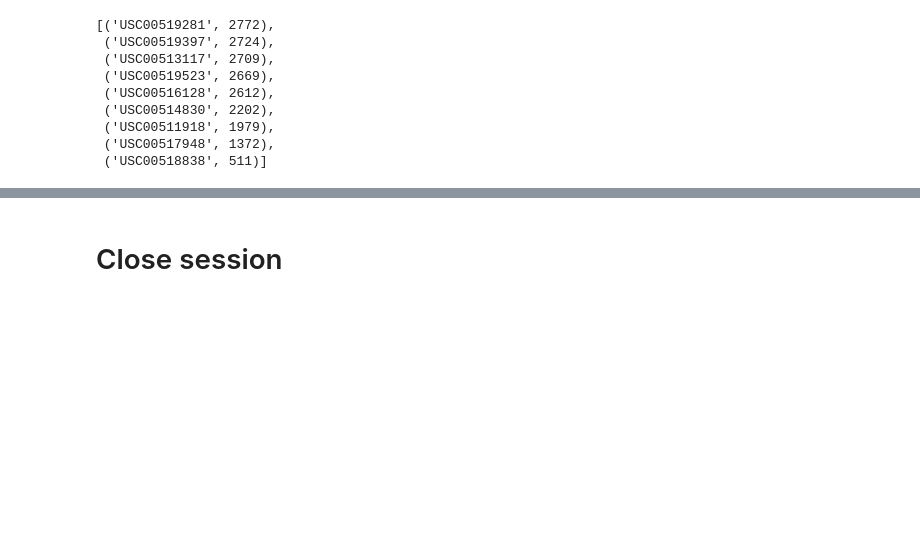
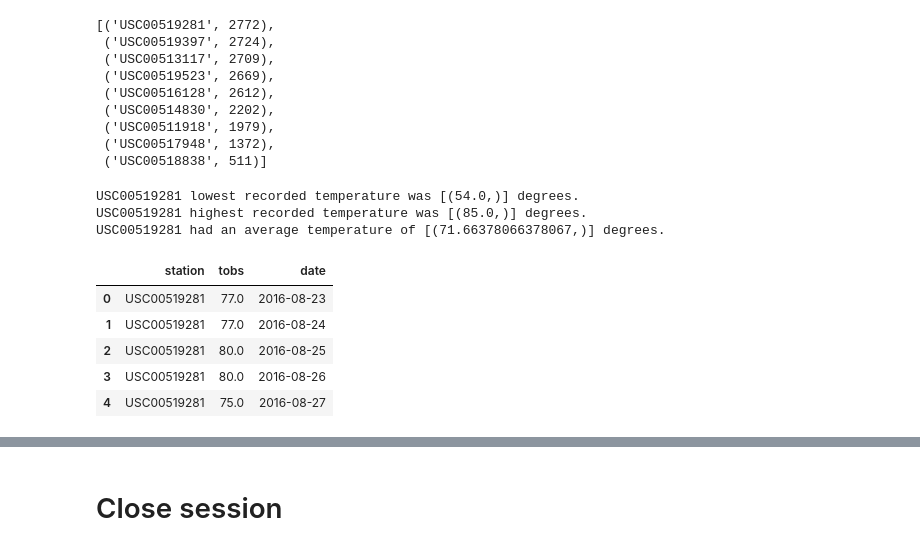
Before and after one commit to Trumane12311/sqlalchemy-challenge, a Jupyter notebook: climate_starter.ipynb, the cells around one changed output, grey strips where cells are left out. Cells and saved outputs as stored; diff of their text form; code cells hidden in the pictures; blank space fills up the shorter version.

```diff
--- a/climate_starter.ipynb
+++ b/climate_starter.ipynb
@@ -276,3 +274,37 @@ session.query(Measurement.station,
+# %%
+# Using the most active station id from the previous query, calculate the lowest, highest, and average temperature.
+most_active_st = active_sts[0][0]
+active_st_min = session.query(func.min(Measurement.tobs)).\
+    filter(Measurement.station == 'USC00519281').all()
+
+
+active_st_max = session.query(func.max(Measurement.tobs)).\
+    filter(Measurement.station == 'USC00519281').all()
+
+
+active_st_mean = session.query(func.avg(Measurement.tobs)).\
+    filter(Measurement.station == 'USC00519281').all()
+
+
+print(f'USC00519281 lowest recorded temperature was {active_st_min} degrees.')
+print(f'USC00519281 highest recorded temperature was {active_st_max} degrees.')
+print(f'USC00519281 had an average temperature of {active_st_mean} degrees.')
+# %% [output]
+USC00519281 lowest recorded temperature was [(54.0,)] degrees.
+USC00519281 highest recorded temperature was [(85.0,)] degrees.
+USC00519281 had an average temperature of [(71.66378066378067,)] degrees.
 # %%
 # Using the most active station id
 # Query the last 12 months of temperature observation data for this station and plot the results as a histogram
+active_st_year = session.query(Measurement.station, Measurement.tobs, Measurement.date).\
+                filter(Measurement.station == most_active_st).\
+                filter(Measurement.date >= year_ago).all()
+active_st_year_df = pd.DataFrame(active_st_year)
+active_st_year_df.head()
+# %% [output]
+|  | station | tobs | date |
+| 0 | USC00519281 | 77.0 | 2016-08-23 |
+| 1 | USC00519281 | 77.0 | 2016-08-24 |
+| 2 | USC00519281 | 80.0 | 2016-08-25 |
+| 3 | USC00519281 | 80.0 | 2016-08-26 |
+| 4 | USC00519281 | 75.0 | 2016-08-27 |
```
Also changed, not shown: parts of 5 cells of this notebook, 1 other file.
